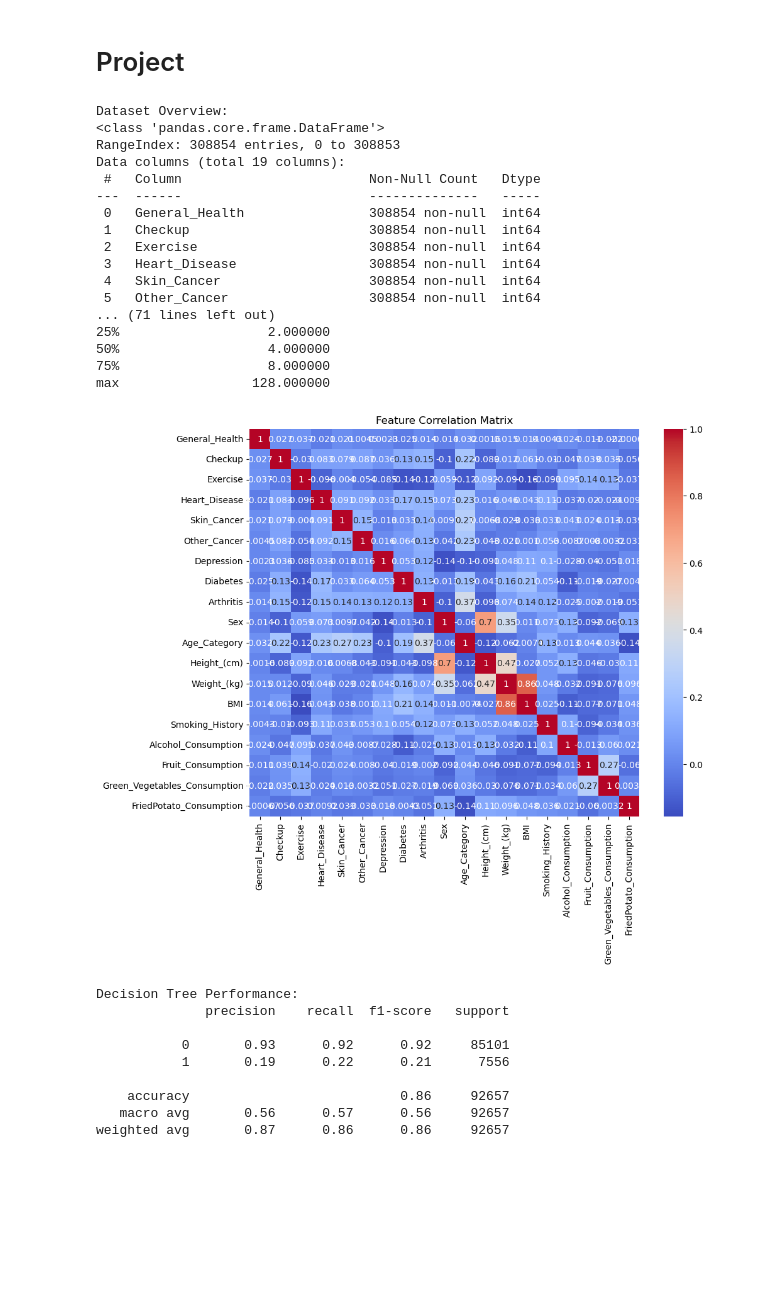
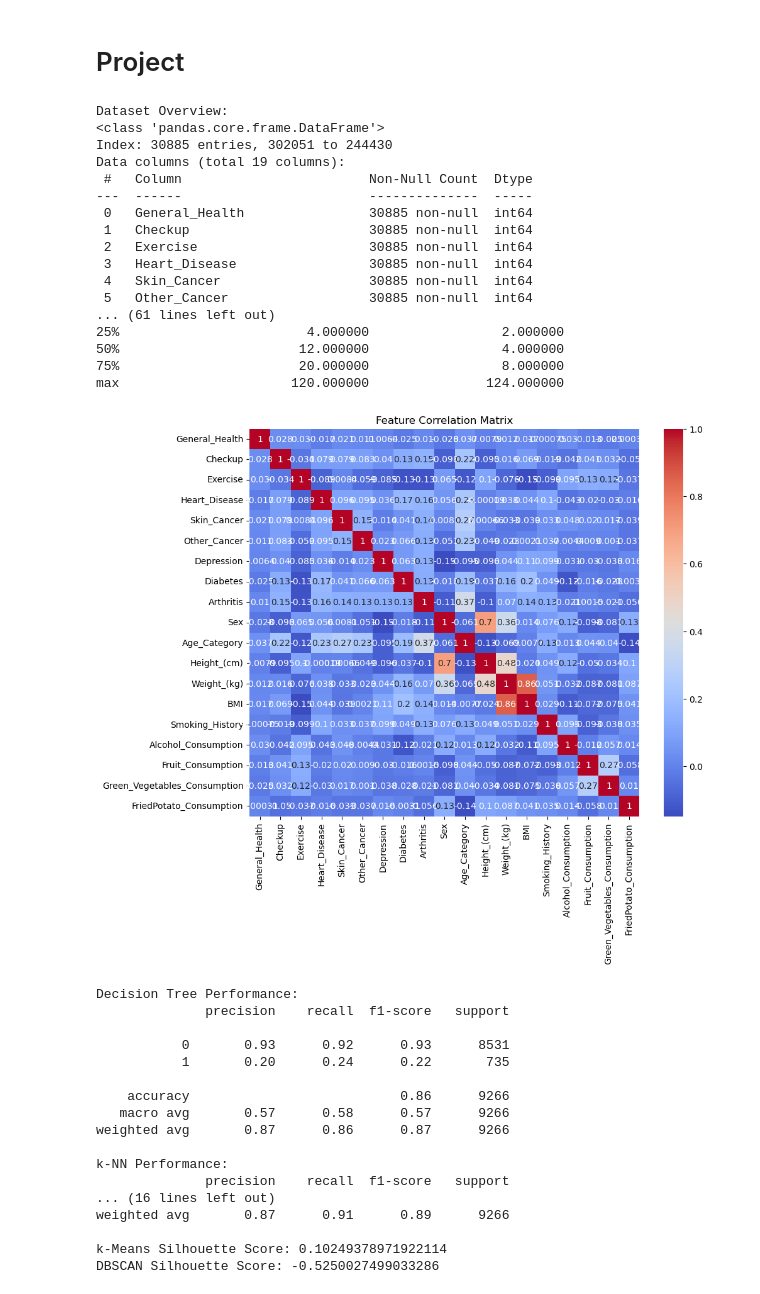
Before and after one commit to Yeshey/IAA-IntroAprendizagemAutomatica, a Jupyter notebook: FinalProject/ProjectGPT.ipynb, the cells around one changed output. Cells and saved outputs as stored; diff of their text form; code cells hidden in the pictures; blank space fills up the shorter version.

```diff
--- a/FinalProject/ProjectGPT.ipynb
+++ b/FinalProject/ProjectGPT.ipynb
@@ -16,42 +16,49 @@ from sklearn.metrics import classification_report, confusion_matrix, silhouette_
 from joblib import Parallel, delayed
 
 # Step 1: Load Data
+# Simulate large dataset sampling only a percentage of data
+# Step 1: Load Data
 data_path = "CVD_cleaned.csv"  # Replace with actual dataset path
-data = pd.read_csv(data_path)
+full_data = pd.read_csv(data_path)
+
+# Set percentage of data to use
+percentage = 0.1
+sampled_data = full_data.sample(frac=percentage, random_state=42)
 
 # Encode categorical data
 label_encoders = {}
 for column in ["General_Health", "Checkup", "Exercise", "Heart_Disease", "Skin_Cancer", "Other_Cancer", "Depression", "Diabetes", "Arthritis", "Sex", "Age_Category", "Smoking_History"]:
     le = LabelEncoder()
-    data[column] = le.fit_transform(data[column])
+    sampled_data[column] = le.fit_transform(sampled_data[column])
     label_encoders[column] = le
 
 # Step 2: Data Understanding
 print("Dataset Overview:")
-print(data.info())
-print(data.describe())
+print(sampled_data.info())
+print(sampled_data.describe())
 
 # Visualize correlations
 plt.figure(figsize=(10, 8))
-sns.heatmap(data.corr(), annot=True, cmap="coolwarm")
+sns.heatmap(sampled_data.corr(), annot=True, cmap="coolwarm")
 plt.title("Feature Correlation Matrix")
 plt.show()
 
 # Step 3: Handle Missing Values
 # Strategy 1: Mean Imputation
 imputer_mean = SimpleImputer(strategy='mean')
-data_mean_imputed = pd.DataFrame(imputer_mean.fit_transform(data), columns=data.columns)
+data_mean_imputed = pd.DataFrame(imputer_mean.fit_transform(sampled_data), columns=sampled_data.columns)
 
 # Strategy 2: Median Imputation
 imputer_median = SimpleImputer(strategy='median')
-data_median_imputed = pd.DataFrame(imputer_median.fit_transform(data), columns=data.columns)
+data_median_imputed = pd.DataFrame(imputer_median.fit_transform(sampled_data), columns=sampled_data.columns)
 
 # Step 4: Data Normalization
 scaler = StandardScaler()
-data_normalized = pd.DataFrame(scaler.fit_transform(data_mean_imputed), columns=data.columns)
+data_normalized = pd.DataFrame(scaler.fit_transform(data_mean_imputed), columns=sampled_data.columns)
 
-# Ensure Heart_Disease is categorical after normalization
-data_normalized["Heart_Disease"] = data["Heart_Disease"]
+# Ensure Heart_Disease is correctly formatted
+if data_normalized["Heart_Disease"].dtype != int:
+    data_normalized["Heart_Disease"] = data_mean_imputed["Heart_Disease"].astype(int)
 
 # Step 5: Data Splitting
 X = data_normalized.drop("Heart_Disease", axis=1)
@@ -83,54 +90,62 @@ if len(set(kmeans_labels)) > 1:
     print("k-Means Silhouette Score:", silhouette_score(X, kmeans_labels))
 else:
     print("k-Means: Only one cluster found. Cannot compute Silhouette Score.")
 
 # DBSCAN Clustering
 dbscan = DBSCAN(eps=0.5, min_samples=2, n_jobs=-1)  # Adjusted parameters for better clustering and parallel processing
 dbscan_labels = dbscan.fit_predict(X)
 if len(set(dbscan_labels)) > 1:
     print("DBSCAN Silhouette Score:", silhouette_score(X, dbscan_labels))
 else:
     print("DBSCAN: Only one cluster found. Cannot compute Silhouette Score.")
 
 # Visualizing Clusters
 if len(set(kmeans_labels)) > 1:
     plt.scatter(X.iloc[:, 0], X.iloc[:, 1], c=kmeans_labels, cmap='viridis')
     plt.title("k-Means Clustering")
     plt.show()
 else:
     print("k-Means: Clustering visualization skipped due to a single cluster.")
 
 if len(set(dbscan_labels)) > 1:
     plt.scatter(X.iloc[:, 0], X.iloc[:, 1], c=dbscan_labels, cmap='viridis')
     plt.title("DBSCAN Clustering")
     plt.show()
 else:
     print("DBSCAN: Clustering visualization skipped due to a single cluster.")
 # %% [output]
 Dataset Overview:
 <class 'pandas.core.frame.DataFrame'>
-RangeIndex: 308854 entries, 0 to 308853
+Index: 30885 entries, 302051 to 244430
 Data columns (total 19 columns):
- #   Column                        Non-Null Count   Dtype
----  ------                        --------------   -----
- 0   General_Health                308854 non-null  int64
- 1   Checkup                       308854 non-null  int64
- 2   Exercise                      308854 non-null  int64
- 3   Heart_Disease                 308854 non-null  int64
- 4   Skin_Cancer                   308854 non-null  int64
- 5   Other_Cancer                  308854 non-null  int64
-... (71 lines left out)
-25%                   2.000000
-50%                   4.000000
-75%                   8.000000
-max                 128.000000
+ #   Column                        Non-Null Count  Dtype
+---  ------                        --------------  -----
+ 0   General_Health                30885 non-null  int64
+ 1   Checkup                       30885 non-null  int64
+ 2   Exercise                      30885 non-null  int64
+ 3   Heart_Disease                 30885 non-null  int64
+ 4   Skin_Cancer                   30885 non-null  int64
+ 5   Other_Cancer                  30885 non-null  int64
+... (61 lines left out)
+25%                        4.000000                 2.000000
+50%                       12.000000                 4.000000
+75%                       20.000000                 8.000000
+max                      120.000000               124.000000
-[figure, old version]
+[figure, new version]
 Decision Tree Performance:
               precision    recall  f1-score   support
 
-           0       0.93      0.92      0.92     85101
-           1       0.19      0.22      0.21      7556
+           0       0.93      0.92      0.93      8531
+           1       0.20      0.24      0.22       735
 
-    accuracy                           0.86     92657
-   macro avg       0.56      0.57      0.56     92657
-weighted avg       0.87      0.86      0.86     92657
+    accuracy                           0.86      9266
+   macro avg       0.57      0.58      0.57      9266
+weighted avg       0.87      0.86      0.87      9266
+
+k-NN Performance:
+              precision    recall  f1-score   support
+... (16 lines left out)
+weighted avg       0.87      0.91      0.89      9266
+
+k-Means Silhouette Score: 0.10249378971922114
+DBSCAN Silhouette Score: -0.5250027499033286
```
Also changed, not shown: parts of 1 cell of this notebook.
